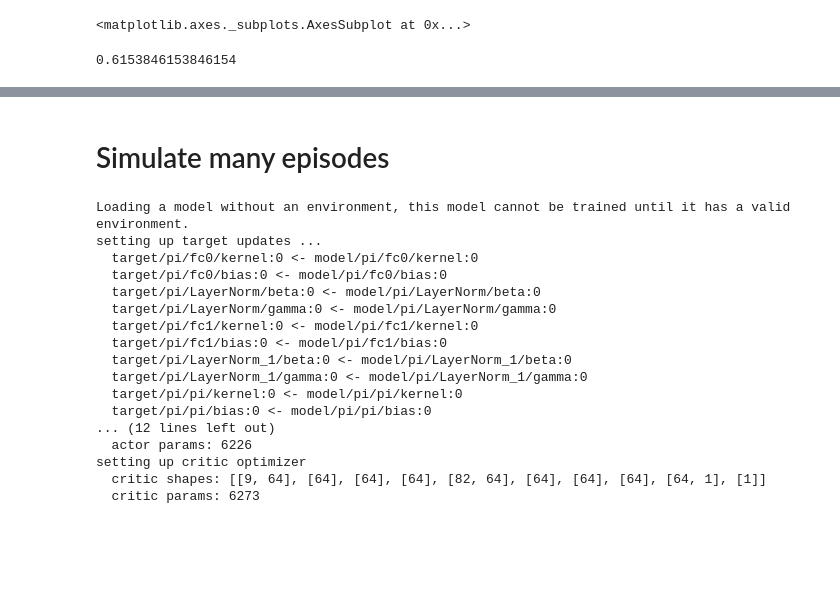
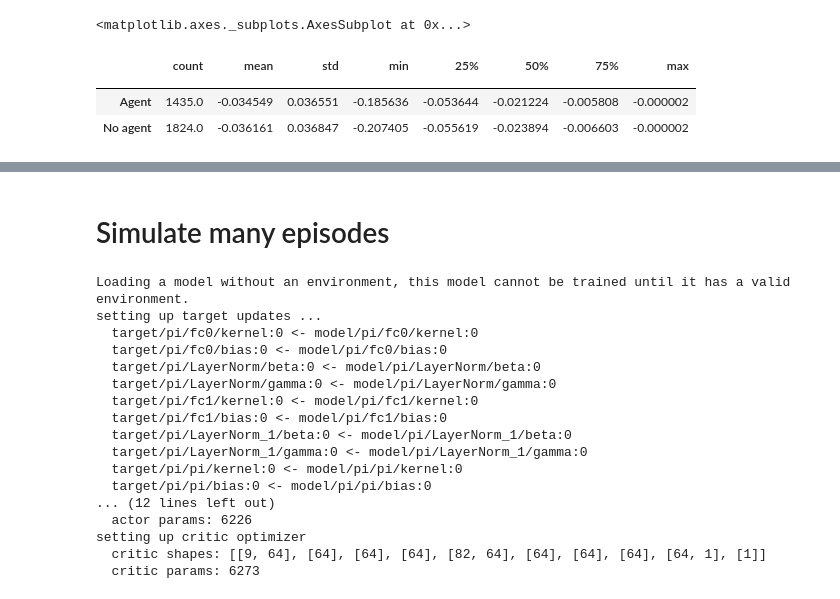
Before and after one commit to vegraux/master_thesis, a Jupyter notebook: RLpower/notebooks/visualise_actions.ipynb, the cells around one changed output, grey strips where cells are left out. Saved outputs shown, nothing was run; the diff lists cells and outputs as text; code cells hidden in the pictures; blank space fills up the shorter version.

```diff
--- a/RLpower/notebooks/visualise_actions.ipynb
+++ b/RLpower/notebooks/visualise_actions.ipynb
@@ -428,9 +439,9 @@ sns.lineplot(x="Hours", y="Line capacity [%]", data=data, ax=ax, hue='')
 # %% [markdown]
 ## See the difference in reward between agent and no-agent
 # %%
-period=199
-model, env = load_env(seed=9)
-env.set_parameters({'reward_terms': ['voltage', 'current']})
+period=20000
+model, env = load_env(seed=9) #seed 5: heavy sun, 9: weak sun
+env.set_parameters({'reward_terms': ['voltage']})
 net = env.powergrid
 rewards = []
 t_steps = []
@@ -442,13 +453,17 @@ env2.do_action = False
 sol = env.solar_forecasts
 demand = env.demand_forecasts[0]
 
-show_sun = False
-show_demand = False
+show_sun = True
+show_demand = True
 for t_step in range(1,period):
 
     action,_ = model.predict(obs)
     obs1, reward1, dones1, info1 = env.step(action)
     obs2, reward2, dones2, info2 = env2.step(action)
+    if env._current_step == 0:
+        sol = env.solar_forecasts
+        demand = env.demand_forecasts[0]
+        env2.demand_forecasts = env.demand_forecasts
 
 
     rewards.append(reward1)
@@ -460,12 +475,12 @@ for t_step in range(1,period):
     t_steps.append(t_step)
 
     if show_sun:
-        rewards.append(sol[t_step-1])
+        rewards.append(sol[env._current_step-1])
         hues.append('Sun')
         t_steps.append(t_step)
 
     if show_demand:
-        rewards.append(demand[t_step-1])
+        rewards.append(demand[env._current_step-1])
         hues.append('Demand')
         t_steps.append(t_step)
 
@@ -505,4 +516,11 @@ sns.lineplot(x='Hours',y='Reward',data=df,hue='', ax=ax)
-# %%
-16/26
-# %% [output]
-0.6153846153846154
+# %%
+rewards = df[df[''].isin(['Agent','No agent'])]
+rewards = rewards[rewards['Reward'] < 0]
+stats = rewards[['','Reward']].groupby(['']).describe()['Reward']
+stats
+#stats.iloc[:,:-1].to_csv('data/stats_100episodes_config1.csv',float_format='%.3f')
+# %% [output]
+|  | count | mean | std | min | 25% | 50% | 75% | max |
+|  |  |  |  |  |  |  |  |  |
+| Agent | 1435.0 | -0.034549 | 0.036551 | -0.185636 | -0.053644 | -0.021224 | -0.005808 | -0.000002 |
+| No agent | 1824.0 | -0.036161 | 0.036847 | -0.207405 | -0.055619 | -0.023894 | -0.006603 | -0.000002 |
```
Also changed, not shown: parts of 26 cells of this notebook, 2 other files.
